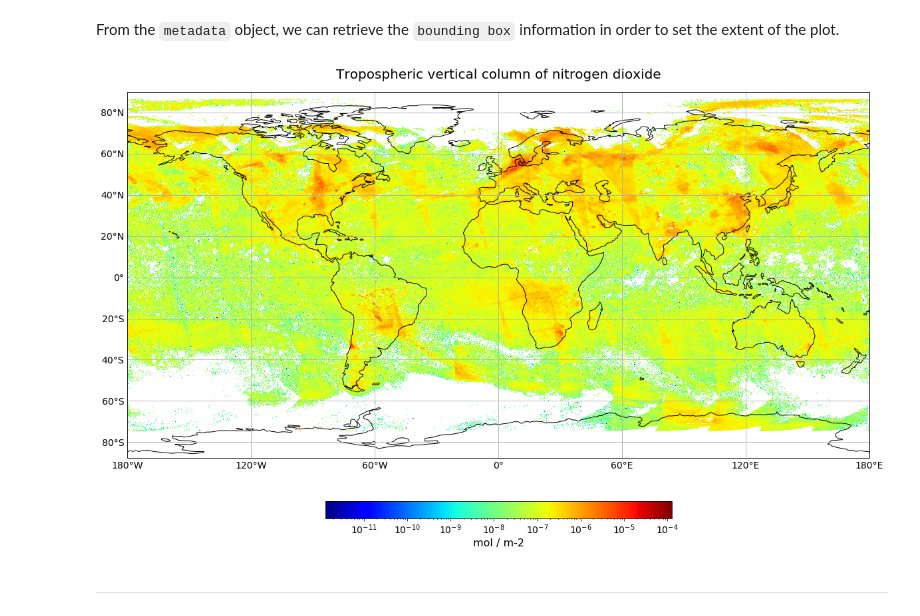
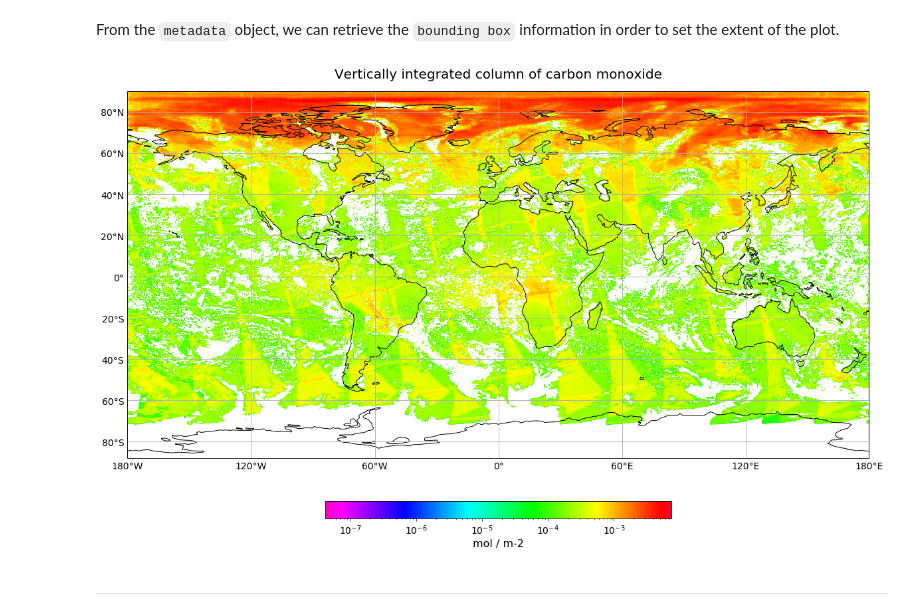
Before and after one commit to federicofierli1/LTPy_Notebooks_satellite_copernicus, a Jupyter notebook: 23_ltpy_v01_Sentinel5p_L2_data.ipynb, the cells around one changed output. Drawn from its saved outputs; the diff is of its cells as text; code cells hidden in the pictures.

```diff
--- a/23_ltpy_v01_Sentinel5p_L2_data.ipynb
+++ b/23_ltpy_v01_Sentinel5p_L2_data.ipynb
@@ -189,7 +185,7 @@ visualize_s5p_pcolormesh(no2_data, lon, lat, ccrs.PlateCarree(), 'jet', unit, lo
 # %% [markdown]
 The plots above showed the extent of one Sentinel-5P ground track. We can load multiple ground tracks into a single `xarray` and the `DataArrays` will be concatenated at the `scanline` dimension. This allows us to have a larger region of interest (ROI).
 # %%
-s5p_mf_19 = xr.open_mfdataset('./20190819/no2/*.nc', concat_dim='scanline', group='PRODUCT')
+s5p_mf_19 = xr.open_mfdataset('./eodata/sentinel5p/co/2019/08/19/*.nc', concat_dim='scanline', combine='nested', group='PRODUCT')
 s5p_mf_19
 # %% [output]
 <xarray.Dataset>
@@ -216,8 +211,8 @@ From our `Dataset` object `s5p_mf_19`, we can choose the data variable of intere
 # %%
-no2_19 = s5p_mf_19.nitrogendioxide_tropospheric_column[0,:,:]
-lat_19 = no2_19.latitude
-lon_19 = no2_19.longitude
+co_19 = s5p_mf_19.carbonmonoxide_total_column[0,:,:]
+lat_19 = co_19.latitude
+lon_19 = co_19.longitude
 
-unit = no2_19.units
-long_name = no2_19.long_name
+unit = co_19.units
+long_name = co_19.long_name
 # %%
@@ -239,7 +236,7 @@ import adampy as adam
 # %% [markdown]
 With two lines, we can specify the time range and Sentinel-5P collection we are interested in. With the `getImageSentinel5p` function, we can then retrieve the data without the need to download it. We get the data values as `numpy` array and a dictionary with additional metadata.
 # %%
-collection = 'vr_S5P_OFFLNRTI_L2__NO2'
+collection = 'vr_S5P_OFFLNRTI_L2__CO'
 time_t = '2019-08-18T00:00:00,2019-08-18T23:59:59'
 
 image, metadata = adam.getImageSentinel5p('wcs.top-platform.eu', collection, time_t, scale = 0.1).get_data()
@@ -269,5 +266,5 @@ We can make use of the function `visualize_imshow`, which we defined in the modu
 # %%
-def visualize_imshow(data_array, projection, extent, conversion_factor, color_scale, unit, long_name, set_global=False):
+def visualize_imshow(data_array, projection, extent, color_scale, unit, long_name, set_global=False):
     fig=plt.figure(figsize=(20, 12))
 
     ax=plt.axes(projection=projection)
@@ -305,12 +302,12 @@ From the `metadata` object, we can retrieve the `bounding box` information in or
 # %%
 bbox = metadata['bbox']
 extent=[bbox[0],bbox[2],bbox[1],bbox[3]]
 unit = 'mol / m-2'
-long_name = 'Tropospheric vertical column of nitrogen dioxide'
+long_name = 'Vertically integrated column of carbon monoxide'
 
-visualize_imshow(image, ccrs.PlateCarree(), extent, 1, 'jet', unit, long_name, set_global=False)
+visualize_imshow(image, ccrs.PlateCarree(), extent, 'gist_rainbow_r', unit, long_name, set_global=False)
 # %% [output]
-[figure, old version]
+[figure, new version]
 # %% [markdown]
 <hr>
 # %% [markdown]
```
Also changed, not shown: parts of 19 cells of this notebook, 8 other files.
